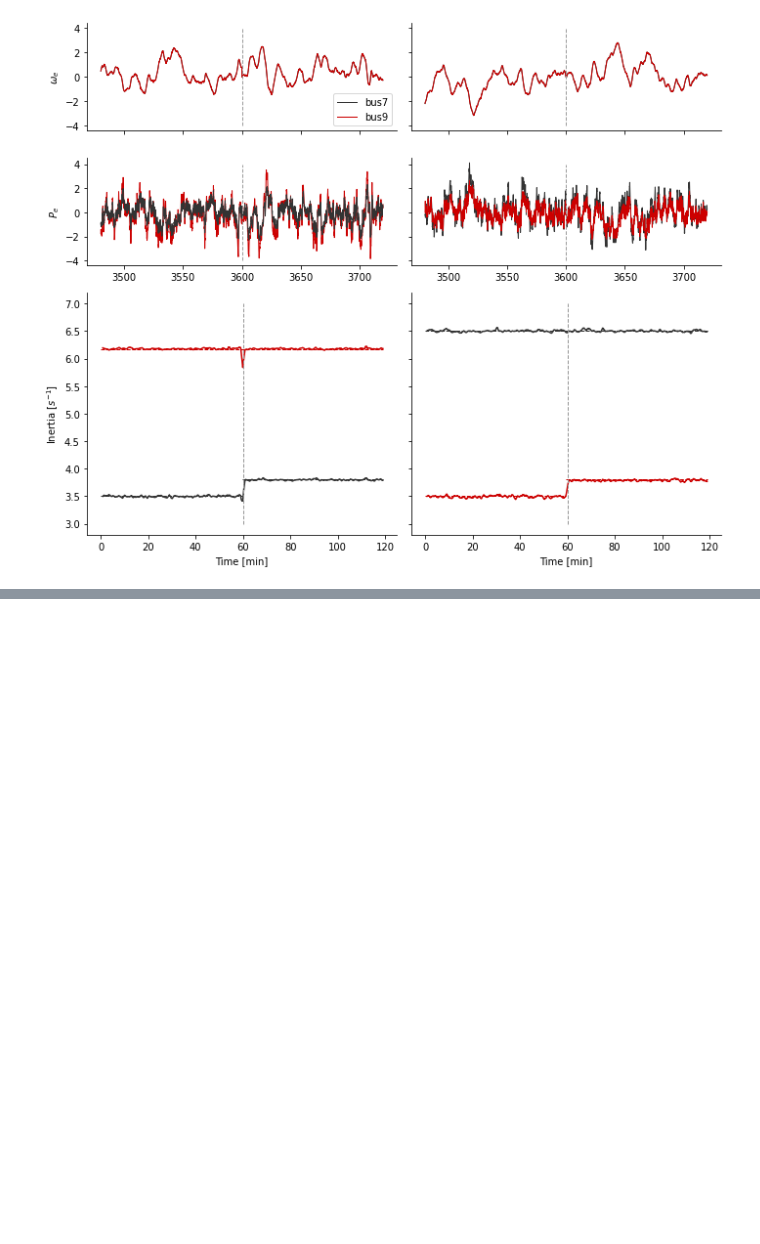
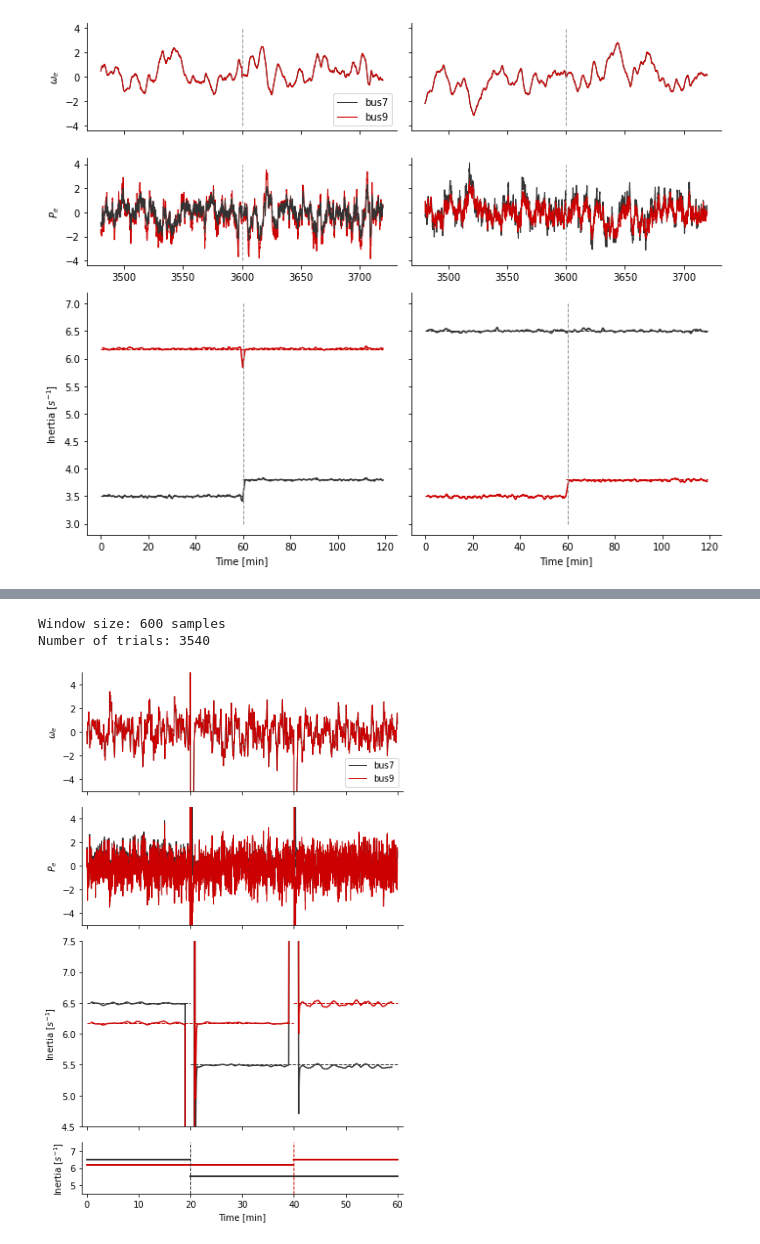
Before and after one commit to danielelinaro/inertia, a Jupyter notebook: notebooks/Inertia_estimation_two-area_multi_area.ipynb, the cells around one changed output, grey strips where cells are left out. Saved outputs shown, nothing was run; the diff lists cells and outputs as text; code cells hidden in the pictures; blank space fills up the shorter version.

```diff
--- a/notebooks/Inertia_estimation_two-area_multi_area.ipynb
+++ b/notebooks/Inertia_estimation_two-area_multi_area.ipynb
@@ -325,0 +332,77 @@ fig.savefig('multi_area_prediction_step_H.pdf')
+# %%
+data_file = '../data/two-area/two-area_steps.h5'
+bus_IDs = [7, 9]
+
+window_dur = 60
+window_step = 10
+
+var_names = [var_name.format(bus_ID) for bus_ID in bus_IDs for var_name in ['omegael_bus{}', 'Pe_bus{}']]
+data_mean = {var_name: x_train_mean[k] for k,var_name in enumerate(var_names)}
+data_std = {var_name: x_train_std[k] for k,var_name in enumerate(var_names)}
+
+t, _, data_normalized, data_sliding, _ = load_data_slide([data_file],
+                                                         var_names,
+                                                         data_mean,
+                                                         data_std,
+                                                         window_dur,
+                                                         window_step,
+                                                         verbose = True)
+
+dt = np.diff(t[:2])[0]
+time, inertia, _ = predict(model, data_sliding, window_step, dt)
+# %% [output]
+Window size: 600 samples
+Number of trials: 3540
+# %%
+fig = plt.figure(figsize = (6,9))
+gs = fig.add_gridspec(8, 1)
+ax = [
+    fig.add_subplot(gs[:2,0]),
+    fig.add_subplot(gs[2:4,0]),
+    fig.add_subplot(gs[4:-1,0]),
+    fig.add_subplot(gs[-1,0])
+]
+
+ds = 5
+ax[0].plot(t[::ds] / 60, data_normalized['omegael_bus7'][::ds], color=col[0], lw=1, label='bus7')
+ax[0].plot(t[::ds] / 60, data_normalized['omegael_bus9'][::ds], color=col[1], lw=1, label='bus9')
+ax[1].plot(t[::ds] / 60, data_normalized['Pe_bus7'][::ds], color=col[0], lw=1)
+ax[1].plot(t[::ds] / 60, data_normalized['Pe_bus9'][::ds], color=col[1], lw=1)
+ax[0].set_ylim([-5,5])
+ax[1].set_ylim([-5,5])
+
+ax[2].plot(time[::ds] / 60, inertia[::ds,0], color=col[0])
+ax[2].plot(time[::ds] / 60, inertia[::ds,1], color=col[1])
+ax[2].set_ylim([4.5,7.5])
+ax[2].plot([0, 20], 6.5 + np.zeros(2), '--', color=col[0], lw=1)
+ax[2].plot([20, 60], 5.5 + np.zeros(2), '--', color=col[0], lw=1)
+ax[2].plot([0, 40], 6.175 + np.zeros(2), '--', color=col[1], lw=1)
+ax[2].plot([40, 60], 6.5 + np.zeros(2), '--', color=col[1], lw=1)
+
+ax[3].plot([0, 20], 6.5 + np.zeros(2), '-', color=col[0], lw=2)
+ax[3].plot([20, 60], 5.5 + np.zeros(2), '-', color=col[0], lw=2)
+ax[3].plot([0, 40], 6.175 + np.zeros(2), '-', color=col[1], lw=2)
+ax[3].plot([40, 60], 6.5 + np.zeros(2), '-', color=col[1], lw=2)
+ax[3].plot(20 + np.zeros(2), [4.5, 7.5], '--', color=col[0], lw=1)
+ax[3].plot(40 + np.zeros(2), [4.5, 7.5], '--', color=col[1], lw=1)
+ax[3].set_ylim([4.5,7.5])
+ax[3].set_xlabel('Time [min]')
+
+ax[0].legend(loc='lower right')
+
+for a in ax:
+    a.set_xlim([-1,61])
+    for side in 'right', 'top':
+        a.spines[side].set_visible(False)
+    if a != ax[-1]:
+        a.set_xticklabels([])
+
+ax[0].set_ylabel(r'$\omega_{e}$')
+ax[1].set_ylabel(r'$P_{e}$')
+ax[2].set_ylabel(r'Inertia [$s^{-1}$]')
+ax[3].set_ylabel(r'Inertia [$s^{-1}$]')
+
+fig.tight_layout()
+fig.savefig('multi_area_prediction_steps_H.pdf')
+# %% [output]
+[figure, added]
```
Also changed, not shown: parts of 1 cell of this notebook, 3 other files.
